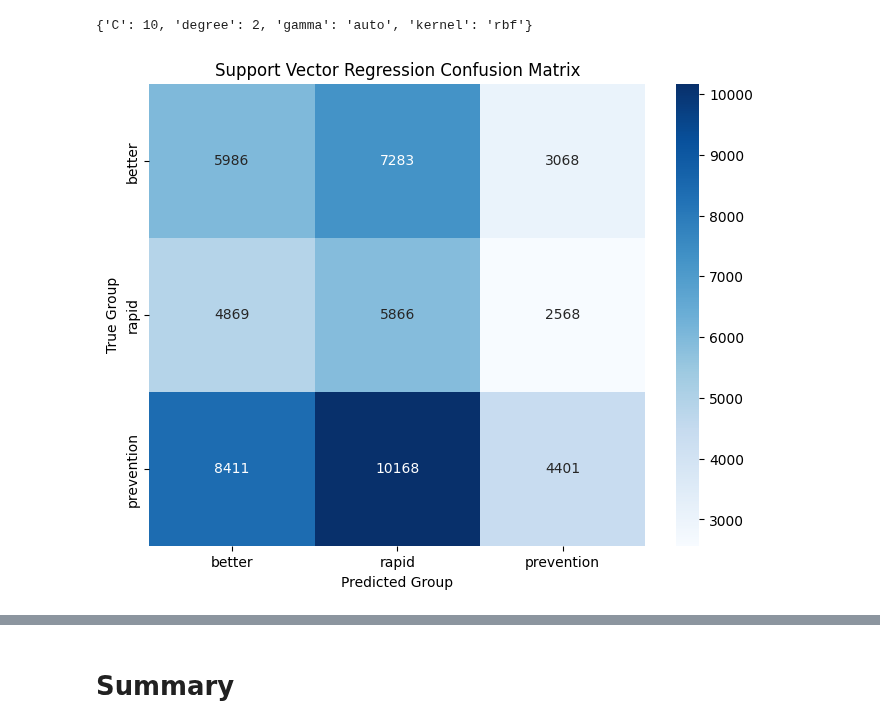
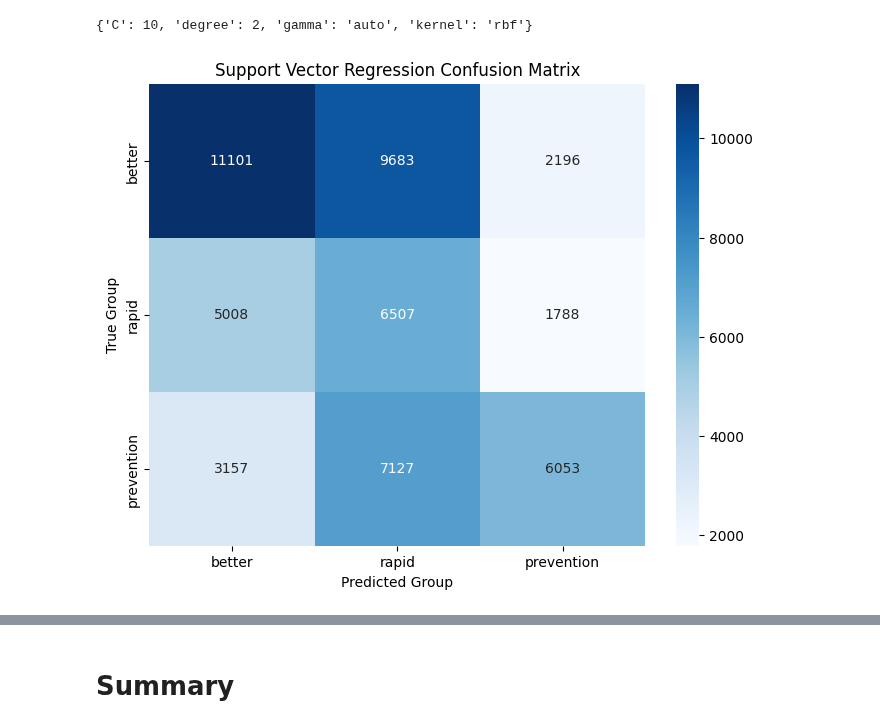
Before and after one commit to nxxk23/PROJECT, a Jupyter notebook: RegressionMapClass.ipynb, the cells around one changed output, grey strips where cells are left out. Saved outputs shown, nothing was run; the diff lists cells and outputs as text; code cells hidden in the pictures.

```diff
--- a/RegressionMapClass.ipynb
+++ b/RegressionMapClass.ipynb
@@ -396,7 +387,7 @@ rf_best_params
 from sklearn.ensemble import RandomForestRegressor
 # %%
 performance_rf = pd.DataFrame(columns=['MSE', 'MAE', 'R-squared'])
-comparison_rf = pd.DataFrame(columns=['Fold', 'True', 'Predicted'])
+comparison_rf = pd.DataFrame(columns=['Fold', 'SlopesTrue', 'SlopesPredicted'])
 
 # Loop through each fold
 for fold, (X_train_scaled_fold, y_train_fold, X_test_scaled_fold, y_test_fold) in enumerate(
@@ -411,8 +402,8 @@ for fold, (X_train_scaled_fold, y_train_fold, X_test_scaled_fold, y_test_fold) i
 
     # Append the predicted and true values to the DataFrame
     comparison_rf = pd.concat([comparison_rf, pd.DataFrame({'Fold': [fold + 1]*len(y_test_fold),
-                                                          'True': y_test_fold,
-                                                          'Predicted': rf_y_pred})],
+                                                          'SlopesTrue': y_test_fold,
+                                                          'SlopesPredicted': rf_y_pred})],
                                            ignore_index=True)
 
     # Evaluate the model performance for the current fold
@@ -432,13 +423,13 @@ bi3_mean_r2_rf = performance_rf['R-squared'].mean()
 performance_rf.loc['Overall'] = [bi3_mean_mse_rf, bi3_mean_mae_rf, bi3_mean_r2_rf]
 
 # Create a new column in comparison_rf for true groups
-comparison_rf['Group_true'] = comparison_rf['True'].apply(categorize_slope)
+comparison_rf['GroupTrue'] = comparison_rf['SlopesTrue'].apply(categorize_slope)
 
 # Create a new column for predicted groups
-comparison_rf['Group_predicted'] = comparison_rf['Predicted'].apply(categorize_slope)
+comparison_rf['GroupPredicted'] = comparison_rf['SlopesPredicted'].apply(categorize_slope)
 
 # Calculate confusion matrix for Random Forest
-conf_matrix_rf = confusion_matrix(comparison_rf['Group_true'], comparison_rf['Group_predicted'])
+conf_matrix_rf = confusion_matrix(comparison_rf['GroupTrue'], comparison_rf['GroupPredicted'])
 
 # Plot confusion matrix for Random Forest
 plt.figure(figsize=(8, 6))
@@ -500,7 +483,7 @@ import numpy as np
 
 # Create a DataFrame to store the evaluation metrics
 performance_fnn = pd.DataFrame(columns=['MSE', 'MAE', 'R-squared'])
-comparison_fnn = pd.DataFrame(columns=['Fold', 'True', 'Predicted'])
+comparison_fnn = pd.DataFrame(columns=['Fold', 'SlopesTrue', 'SlopesPredicted'])
 
 # Loop through each fold
 for fold, (X_train_scaled_fold, y_train_fold, X_test_scaled_fold, y_test_fold) in enumerate(
@@ -525,8 +508,8 @@ for fold, (X_train_scaled_fold, y_train_fold, X_test_scaled_fold, y_test_fold) i
 
     # Append the predicted and true values to the DataFrame
     comparison_fnn = pd.concat([comparison_fnn, pd.DataFrame({'Fold': [fold + 1]*len(y_test_fold),
-                                                          'True': y_test_fold,
-                                                          'Predicted': fnn_y_pred.flatten()})],
+                                                          'SlopesTrue': y_test_fold,
+                                                          'SlopesPredicted': fnn_y_pred.flatten()})],
                                            ignore_index=True)
 
     # Evaluate the model performance for the current fold
@@ -546,13 +529,13 @@ bi3_mean_r2_fnn = performance_fnn['R-squared'].mean()
 performance_fnn.loc['Overall'] = [bi3_mean_mse_fnn, bi3_mean_mae_fnn, bi3_mean_r2_fnn]
 
 # Create a new column in comparison_fnn for true groups
-comparison_fnn['Group_true'] = comparison_fnn['True'].apply(categorize_slope)
+comparison_fnn['GroupTrue'] = comparison_fnn['SlopesTrue'].apply(categorize_slope)
 
 # Create a new column for predicted groups
-comparison_fnn['Group_predicted'] = comparison_fnn['Predicted'].apply(categorize_slope)
+comparison_fnn['GroupPredicted'] = comparison_fnn['SlopesPredicted'].apply(categorize_slope)
 
 # Calculate confusion matrix for FNN
-conf_matrix_fnn = confusion_matrix(comparison_fnn['Group_true'], comparison_fnn['Group_predicted'])
+conf_matrix_fnn = confusion_matrix(comparison_fnn['GroupTrue'], comparison_fnn['GroupPredicted'])
 
 # Plot confusion matrix for FNN
 plt.figure(figsize=(8, 6))
@@ -615,5 +616,5 @@ Comparison:
 # %%
-svr_best_params = svr_slopes_binary3[1]['best_params']
+svr_best_params = svr_slopes_binary3[0]['best_params']
 svr_best_params
 # %% [output]
 {'C': 10, 'degree': 2, 'gamma': 'auto', 'kernel': 'rbf'}
@@ -622,7 +623,7 @@ from sklearn import svm
 from sklearn.svm import SVR
 # %%
 performance_svr = pd.DataFrame(columns=['MSE', 'MAE', 'R-squared'])
-comparison_svr = pd.DataFrame(columns=['Fold', 'True', 'Predicted'])
+comparison_svr = pd.DataFrame(columns=['Fold', 'SlopesTrue', 'SlopesPredicted'])
 
 # Loop through each fold
 for fold, (X_train_scaled_fold, y_train_fold, X_test_scaled_fold, y_test_fold) in enumerate(
@@ -637,8 +638,8 @@ for fold, (X_train_scaled_fold, y_train_fold, X_test_scaled_fold, y_test_fold) i
 
     # Append the predicted and true values to the DataFrame
     comparison_svr = pd.concat([comparison_svr, pd.DataFrame({'Fold': [fold + 1]*len(y_test_fold),
-                                                          'True': y_test_fold,
-                                                          'Predicted': svr_y_pred})],
+                                                          'SlopesTrue': y_test_fold,
+                                                          'SlopesPredicted': svr_y_pred})],
                                            ignore_index=True)
 
     # Evaluate the model performance for the current fold
@@ -646,37 +647,37 @@ for fold, (X_train_scaled_fold, y_train_fold, X_test_scaled_fold, y_test_fold) i
     mae = mean_absolute_error(y_test_fold, svr_y_pred)
     r2 = r2_score(y_test_fold, svr_y_pred)
 
     # Append scores to the DataFrame
     performance_svr.loc[f'Fold {fold + 1}'] = [mse, mae, r2]
 
 # Calculate mean scores across all folds
 bi3_mean_mse_svr = performance_svr['MSE'].mean()
 bi3_mean_mae_svr = performance_svr['MAE'].mean()
 bi3_mean_r2_svr = performance_svr['R-squared'].mean()
 
 # Add a row for overall mean scores
 performance_svr.loc['Overall'] = [bi3_mean_mse_svr, bi3_mean_mae_svr, bi3_mean_r2_svr]
 
 # Create a new column in comparison_svr for true groups
-comparison_svr['Group_true'] = comparison_svr['True'].apply(categorize_slope)
+comparison_svr['GroupTrue'] = comparison_svr['SlopesTrue'].apply(categorize_slope)
 
 # Create a new column for predicted groups
-comparison_svr['Group_predicted'] = comparison_svr['Predicted'].apply(categorize_slope)
+comparison_svr['GroupPredicted'] = comparison_svr['SlopesPredicted'].apply(categorize_slope)
 
 # Calculate confusion matrix for SVR
-conf_matrix_svr = confusion_matrix(comparison_svr['Group_true'], comparison_svr['Group_predicted'])
+conf_matrix_svr = confusion_matrix(comparison_svr['GroupTrue'], comparison_svr['GroupPredicted'])
 
 # Plot confusion matrix for SVR
 plt.figure(figsize=(8, 6))
 sns.heatmap(conf_matrix_svr, annot=True, fmt="d", cmap="Blues",
             xticklabels=['better', 'rapid', 'prevention'],
             yticklabels=['better', 'rapid', 'prevention'])
 plt.xlabel('Predicted Group')
 plt.ylabel('True Group')
 plt.title('Support Vector Regression Confusion Matrix')
 plt.show()
 # %% [output]
-[figure, old version]
+[figure, new version]
 # %%
 print("\nPerformance Metrics for Support Vector Regression:")
 performance_svr
```
Also changed, not shown: parts of 19 cells of this notebook.
